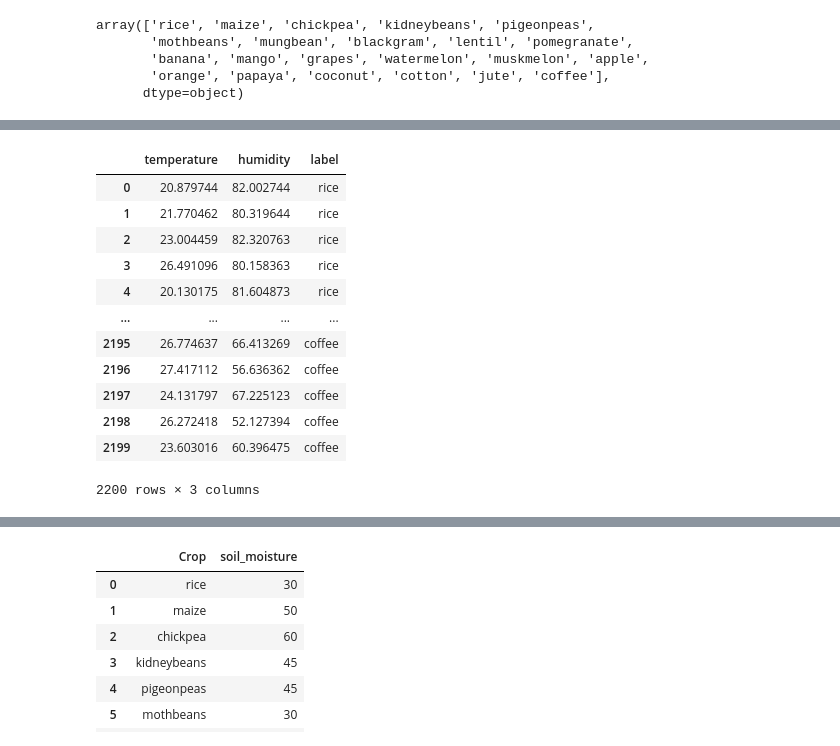
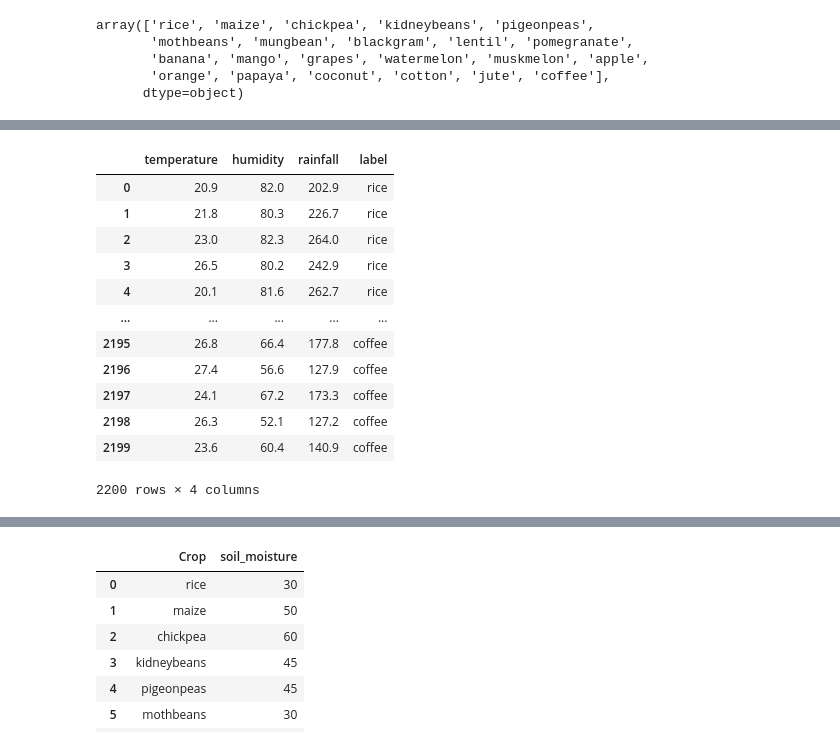
Before and after one commit to mada3959/AgriTechLITE, a Jupyter notebook: models/models.ipynb, the cells around one changed output, grey strips where cells are left out. Drawn from its saved outputs; the diff is of its cells as text; code cells hidden in the pictures.

```diff
--- a/models/models.ipynb
+++ b/models/models.ipynb
@@ -46,3 +46,6 @@ array(['rice', 'maize', 'chickpea', 'kidneybeans', 'pigeonpeas',
        'banana', 'mango', 'grapes', 'watermelon', 'muskmelon', 'apple',
        'orange', 'papaya', 'coconut', 'cotton', 'jute', 'coffee'],
       dtype=object)
+# %%
+dataset = dataset.round(1)
+dataset
@@ -49,17 +66,17 @@ array(['rice', 'maize', 'chickpea', 'kidneybeans', 'pigeonpeas',
 # %%
-dataset.drop(['N', 'P', 'K', 'ph', 'rainfall'], axis=1, inplace=True)
+dataset.drop(['N', 'P', 'K', 'ph'], axis=1, inplace=True)
 dataset
 # %% [output]
-|  | temperature | humidity | label |
-| 0 | 20.879744 | 82.002744 | rice |
-| 1 | 21.770462 | 80.319644 | rice |
-| 2 | 23.004459 | 82.320763 | rice |
-| 3 | 26.491096 | 80.158363 | rice |
-| 4 | 20.130175 | 81.604873 | rice |
-| ... | ... | ... | ... |
-| 2195 | 26.774637 | 66.413269 | coffee |
-| 2196 | 27.417112 | 56.636362 | coffee |
-| 2197 | 24.131797 | 67.225123 | coffee |
-| 2198 | 26.272418 | 52.127394 | coffee |
-| 2199 | 23.603016 | 60.396475 | coffee |
+|  | temperature | humidity | rainfall | label |
+| 0 | 20.9 | 82.0 | 202.9 | rice |
+| 1 | 21.8 | 80.3 | 226.7 | rice |
+| 2 | 23.0 | 82.3 | 264.0 | rice |
+| 3 | 26.5 | 80.2 | 242.9 | rice |
+| 4 | 20.1 | 81.6 | 262.7 | rice |
+| ... | ... | ... | ... | ... |
+| 2195 | 26.8 | 66.4 | 177.8 | coffee |
+| 2196 | 27.4 | 56.6 | 127.9 | coffee |
+| 2197 | 24.1 | 67.2 | 173.3 | coffee |
+| 2198 | 26.3 | 52.1 | 127.2 | coffee |
+| 2199 | 23.6 | 60.4 | 140.9 | coffee |
-2200 rows × 3 columns
+2200 rows × 4 columns
```
Also changed, not shown: parts of 26 cells of this notebook, 8 other files.
